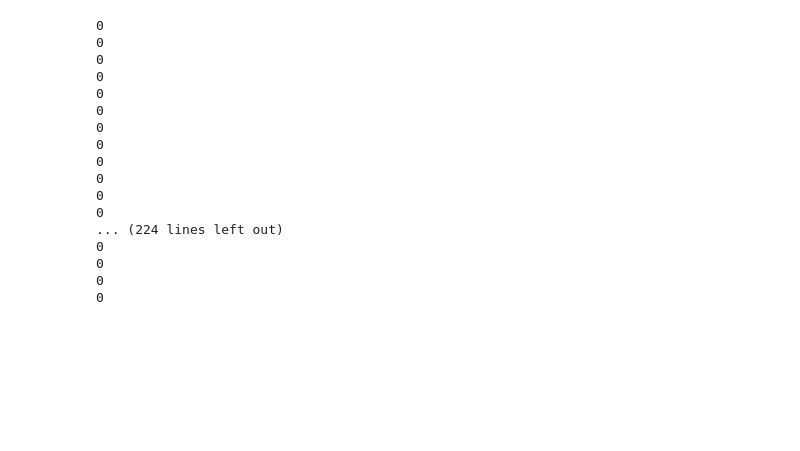
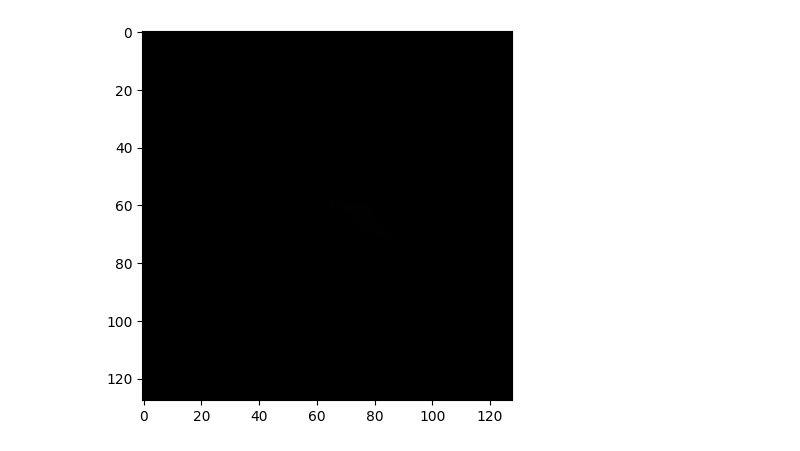
Before and after one commit to jaeseo3/pancreatitis, a Jupyter notebook: Save_image_2d.ipynb, the cells around one changed output. Drawn from its saved outputs; the diff is of its cells as text; code cells hidden in the pictures; blank space fills up the shorter version.

```diff
--- a/Save_image_2d.ipynb
+++ b/Save_image_2d.ipynb
@@ -97,30 +98,17 @@ for i in range(len(readfolderL)):
   nifti_path = readfolderL[i]
   for slice in slice_generator(nifti_path):
     temp = Image.fromarray(slice)
+    temp = temp.point(lambda p: p * 255)
     temp = temp.rotate(90)
     temp = temp.convert("L")
     temp = temp.resize(new_size)
-
-    print(np.max(np.array(temp)))
     imageio.imsave('/content/drive/MyDrive/pancreas/label_2d/'+str(sum)+'.png',temp)
     sum += 1
 
 print(sum)
-# %% [output]
-0
-0
-0
-0
-0
-0
-0
-0
-0
-0
-0
-0
-... (224 lines left out)
-0
-0
-0
-0
+# %%
+image = cv2.imread('/content/drive/MyDrive/pancreas/label_2d/120.png')
+plt.imshow(image)
+plt.show
+# %% [output]
+[figure, added]
```
Also changed, not shown: parts of 2 cells of this notebook.
